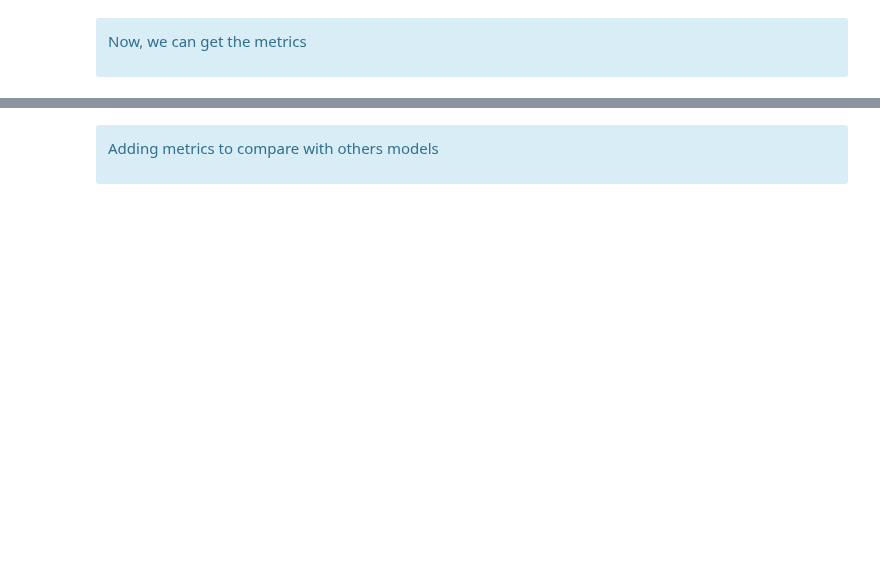
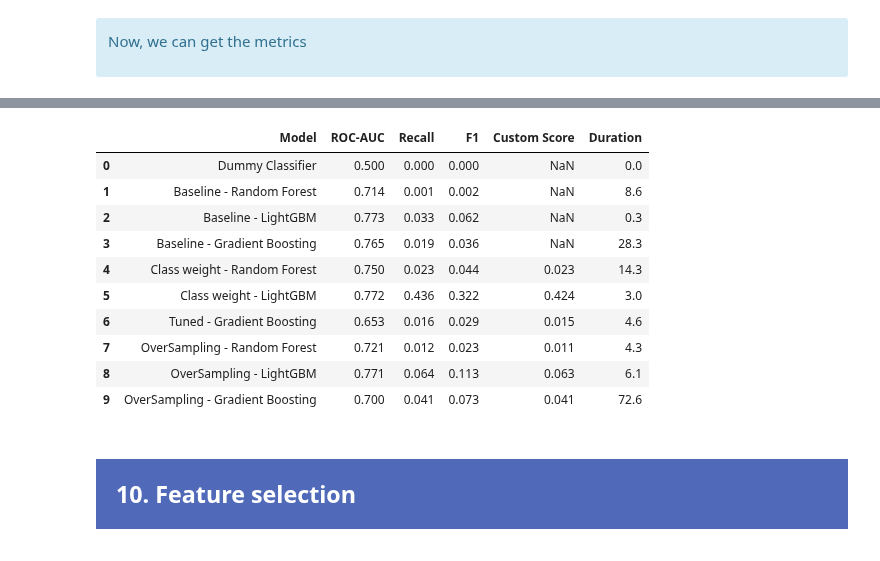
Before and after one commit to samirhinojosa/OC-P7-IMPLEMENT-A-SCORING-MODEL, a Jupyter notebook: notebooks/FINAL_notebook-modeling-aws.ipynb, the cells around one changed output, grey strips where cells are left out. Drawn from its saved outputs; the diff is of its cells as text; code cells hidden in the pictures; blank space fills up the shorter version.

```diff
--- a/notebooks/FINAL_notebook-modeling-aws.ipynb
+++ b/notebooks/FINAL_notebook-modeling-aws.ipynb
@@ -1949,4 +1338,0 @@ model_lgbm = search_lgbm.best_estimator_
-# %%
-y_pred = model_lgbm.predict(X_test)
-y_prob = model_lgbm.predict_proba(X_test)
-y_prob = y_prob[:, 1]
@@ -1957,2 +1338,0 @@ y_prob = y_prob[:, 1]
-# %%
-threshold = threshold_selection(y_test, y_prob)
@@ -1963,2 +1338,0 @@ threshold = threshold_selection(y_test, y_prob)
-# %%
-y_pred = (y_pred > threshold).astype(int)
@@ -2024,4 +1338,0 @@ _ = display.ax_.set_title("Confusion matrix")
-# %% [markdown]
-<div class="alert alert-block alert-info">
-    <p>Adding metrics to compare with others models</p>
-</div>
@@ -2041,0 +1344,28 @@ df_models_metrics
+# %%
+df_temp = pd.DataFrame({
+    "Model" : ["OverSampling - Gradient Boosting"],
+    "ROC-AUC" : roc_auc,
+    "Recall" : recall,
+    "F1" : f1,
+    "Custom Score" : custom,
+    "Duration" : round(end_time_model/60, 1)
+})
+# %%
+df_models_metrics = pd.concat([df_models_metrics, df_temp])
+df_models_metrics.reset_index(drop=True)
+# %% [output]
+|  | Model | ROC-AUC | Recall | F1 | Custom Score | Duration |
+| 0 | Dummy Classifier | 0.500 | 0.000 | 0.000 | NaN | 0.0 |
+| 1 | Baseline - Random Forest | 0.714 | 0.001 | 0.002 | NaN | 8.6 |
+| 2 | Baseline - LightGBM | 0.773 | 0.033 | 0.062 | NaN | 0.3 |
+| 3 | Baseline - Gradient Boosting | 0.765 | 0.019 | 0.036 | NaN | 28.3 |
+| 4 | Class weight - Random Forest | 0.750 | 0.023 | 0.044 | 0.023 | 14.3 |
+| 5 | Class weight - LightGBM | 0.772 | 0.436 | 0.322 | 0.424 | 3.0 |
+| 6 | Tuned - Gradient Boosting | 0.653 | 0.016 | 0.029 | 0.015 | 4.6 |
+| 7 | OverSampling - Random Forest | 0.721 | 0.012 | 0.023 | 0.011 | 4.3 |
+| 8 | OverSampling - LightGBM | 0.771 | 0.064 | 0.113 | 0.063 | 6.1 |
+| 9 | OverSampling - Gradient Boosting | 0.700 | 0.041 | 0.073 | 0.041 | 72.6 |
+# %% [markdown]
+<div style="background-color: #506AB9;" >
+    <h2 style="margin: auto; padding: 20px; color:#fff; ">10. Feature selection</h2>
+</div>
```
Also changed, not shown: parts of 216 cells of this notebook, 1 other file.
